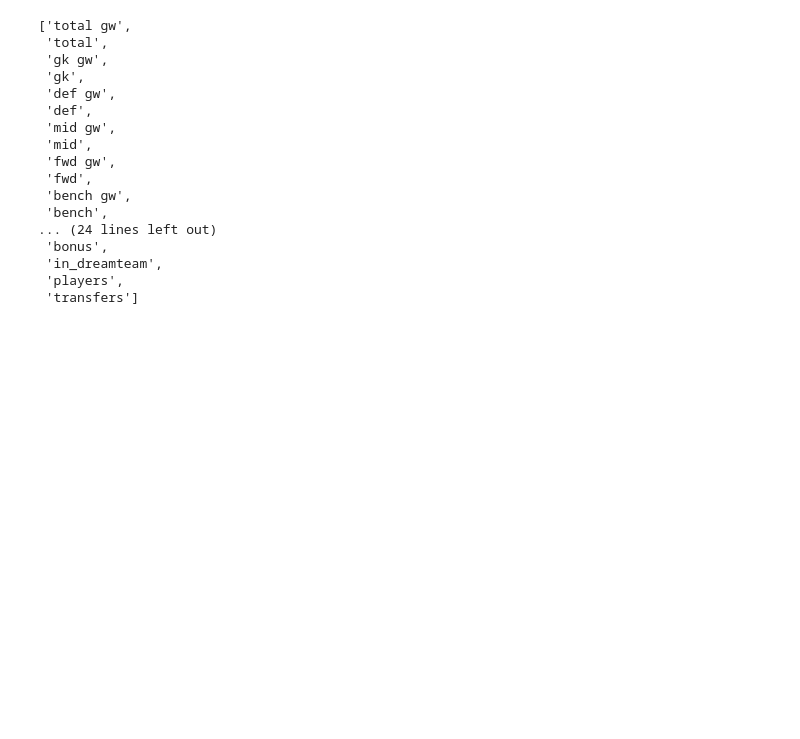
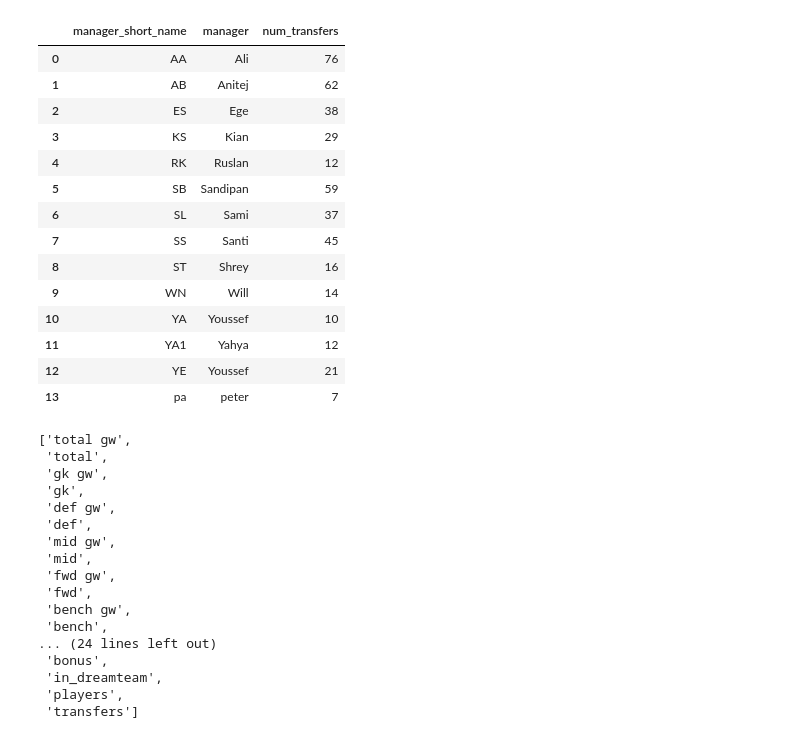
Before and after one commit to TheSantiagoSuarez/personal_projects, a Jupyter notebook: FPL_S3 v2/explore_data.ipynb, the cells around one changed output. Saved outputs shown, nothing was run; the diff lists cells and outputs as text; code cells hidden in the pictures; blank space fills up the shorter version.

```diff
--- a/FPL_S3 v2/explore_data.ipynb
+++ b/FPL_S3 v2/explore_data.ipynb
@@ -10,3 +64,26 @@ with open ('season_findings.pickle','rb') as file:
+# %%
+transfers_df = pd.DataFrame(columns=["manager_short_name","manager","num_transfers"])
+for transfer in transfers:
+    man = transfer.manager
+    transfers_df.loc[transfers_df.shape[0]] = {"manager_short_name":man.short_name,"manager":man.name,"num_transfers": transfer.result}
+
+transfers_df.loc[transfers_df["num_transfers"]=="a"].groupby(["manager_short_name","manager"]).count().reset_index()
+# %% [output]
+|  | manager_short_name | manager | num_transfers |
+| 0 | AA | Ali | 76 |
+| 1 | AB | Anitej | 62 |
+| 2 | ES | Ege | 38 |
+| 3 | KS | Kian | 29 |
+| 4 | RK | Ruslan | 12 |
+| 5 | SB | Sandipan | 59 |
+| 6 | SL | Sami | 37 |
+| 7 | SS | Santi | 45 |
+| 8 | ST | Shrey | 16 |
+| 9 | WN | Will | 14 |
+| 10 | YA | Youssef | 10 |
+| 11 | YA1 | Yahya | 12 |
+| 12 | YE | Youssef | 21 |
+| 13 | pa | peter | 7 |
 # %%
 list(findings.keys())
 # %% [output]
```
Also changed, not shown: parts of 3 cells of this notebook, 7 other files.
